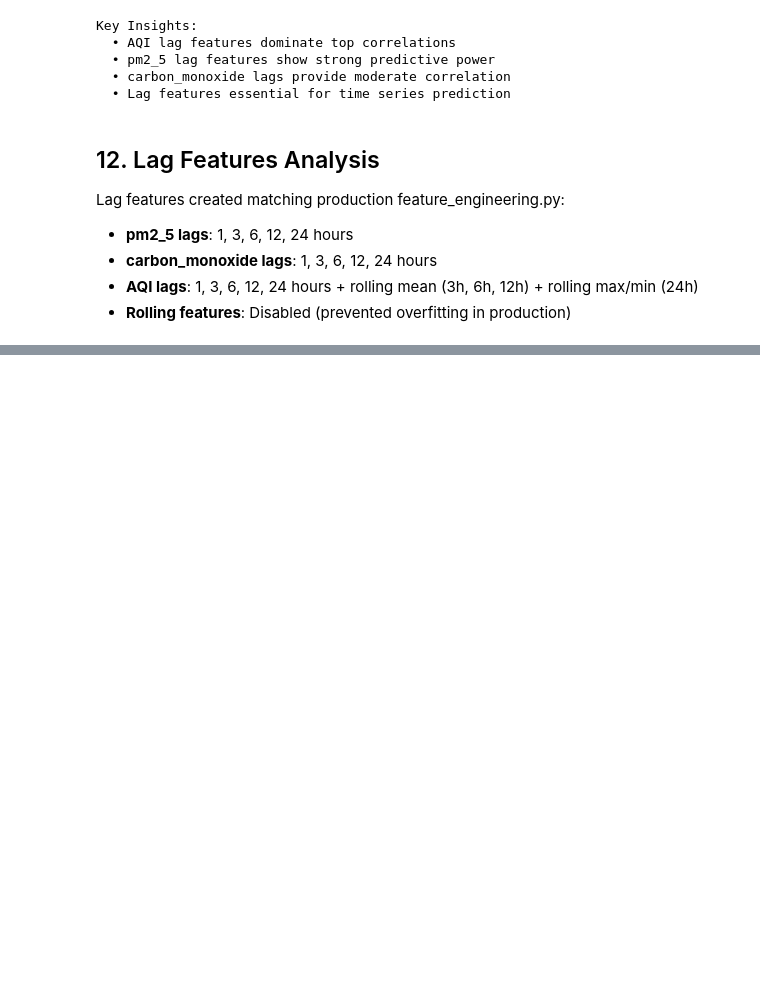
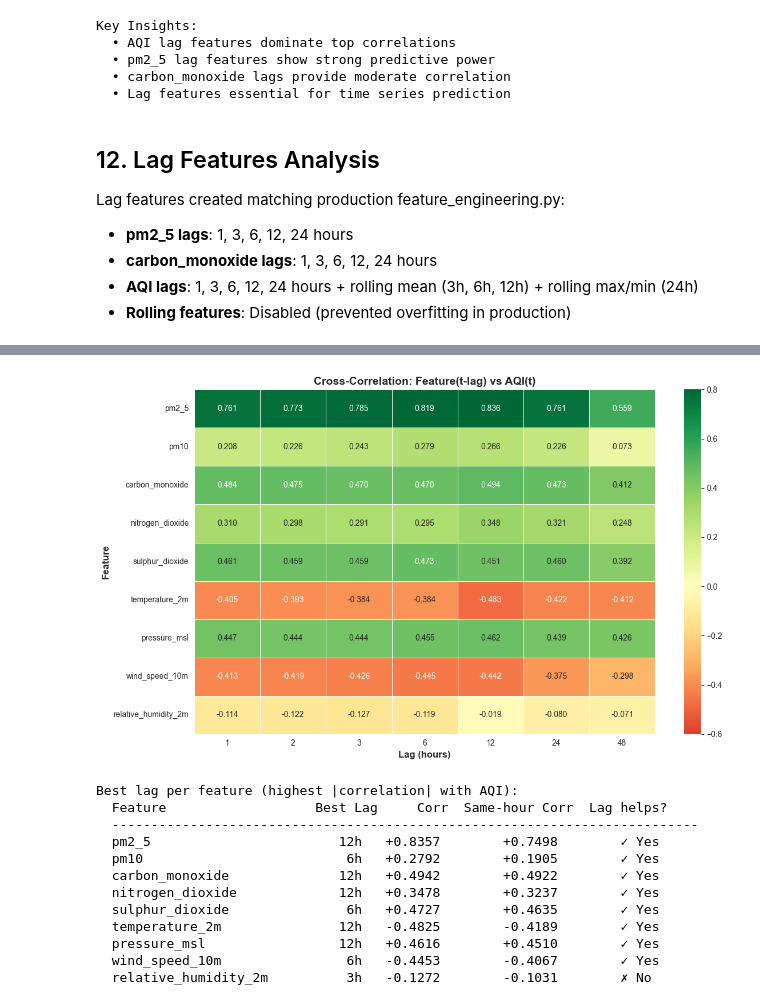
Before and after one commit to SyedaAnoosha/AQI-Predictor, a Jupyter notebook: notebooks/eda.ipynb, the cells around one changed output, grey strips where cells are left out. Drawn from its saved outputs; the diff is of its cells as text; code cells hidden in the pictures; blank space fills up the shorter version.

```diff
--- a/notebooks/eda.ipynb
+++ b/notebooks/eda.ipynb
@@ -500,0 +563,58 @@ Lag features created matching production feature_engineering.py:
+# %%
+# ── 2. Cross-correlation of each feature with AQI at various lags ──
+# Which feature's PAST values best predict CURRENT AQI?
+
+candidate_features = [
+    'pm2_5', 'pm10', 'carbon_monoxide', 'nitrogen_dioxide', 'sulphur_dioxide',
+    'temperature_2m', 'pressure_msl', 'wind_speed_10m', 'relative_humidity_2m'
+]
+candidate_features = [f for f in candidate_features if f in df_clean.columns]
+
+test_lags = [1, 2, 3, 6, 12, 24, 48]
+
+cross_corr_results = {}
+for feat in candidate_features:
+    feat_corrs = {}
+    for lag in test_lags:
+        shifted = df_clean[feat].shift(lag)
+        valid = pd.concat([shifted, df_clean['aqi']], axis=1).dropna()
+        corr_val = valid[feat].corr(valid['aqi'])
+        feat_corrs[lag] = corr_val
+    cross_corr_results[feat] = feat_corrs
+
+# Build heatmap
+cross_corr_df = pd.DataFrame(cross_corr_results, index=test_lags).T
+
+fig, ax = plt.subplots(figsize=(12, 7))
+sns.heatmap(cross_corr_df, annot=True, fmt='.3f', cmap='RdYlGn', center=0,
+            linewidths=0.5, ax=ax, vmin=-0.6, vmax=0.8)
+ax.set_xlabel('Lag (hours)', fontsize=12, fontweight='bold')
+ax.set_ylabel('Feature', fontsize=12, fontweight='bold')
+ax.set_title('Cross-Correlation: Feature(t-lag) vs AQI(t)', fontsize=14, fontweight='bold')
+plt.tight_layout()
+plt.show()
+
+# Identify best lag per feature
+print("\nBest lag per feature (highest |correlation| with AQI):")
+print(f"  {'Feature':<25} {'Best Lag':>8} {'Corr':>8}  {'Same-hour Corr':>14}  {'Lag helps?':>10}")
+print("  " + "-" * 75)
+for feat in candidate_features:
+    same_hour = df_clean[feat].corr(df_clean['aqi'])
+    best_lag = max(cross_corr_results[feat], key=lambda k: abs(cross_corr_results[feat][k]))
+    best_corr = cross_corr_results[feat][best_lag]
+    helps = "✓ Yes" if abs(best_corr) > 0.15 else "✗ No"
+    print(f"  {feat:<25} {best_lag:>5}h   {best_corr:>+.4f}        {same_hour:>+.4f}        {helps}")
+# %% [output]
+[figure, added]
+Best lag per feature (highest |correlation| with AQI):
+  Feature                   Best Lag     Corr  Same-hour Corr  Lag helps?
+  ---------------------------------------------------------------------------
+  pm2_5                        12h   +0.8357        +0.7498        ✓ Yes
+  pm10                          6h   +0.2792        +0.1905        ✓ Yes
+  carbon_monoxide              12h   +0.4942        +0.4922        ✓ Yes
+  nitrogen_dioxide             12h   +0.3478        +0.3237        ✓ Yes
+  sulphur_dioxide               6h   +0.4727        +0.4635        ✓ Yes
+  temperature_2m               12h   -0.4825        -0.4189        ✓ Yes
+  pressure_msl                 12h   +0.4616        +0.4510        ✓ Yes
+  wind_speed_10m                6h   -0.4453        -0.4067        ✓ Yes
+  relative_humidity_2m          3h   -0.1272        -0.1031        ✗ No
```
Also changed, not shown: parts of 13 cells of this notebook, 7 other files.
